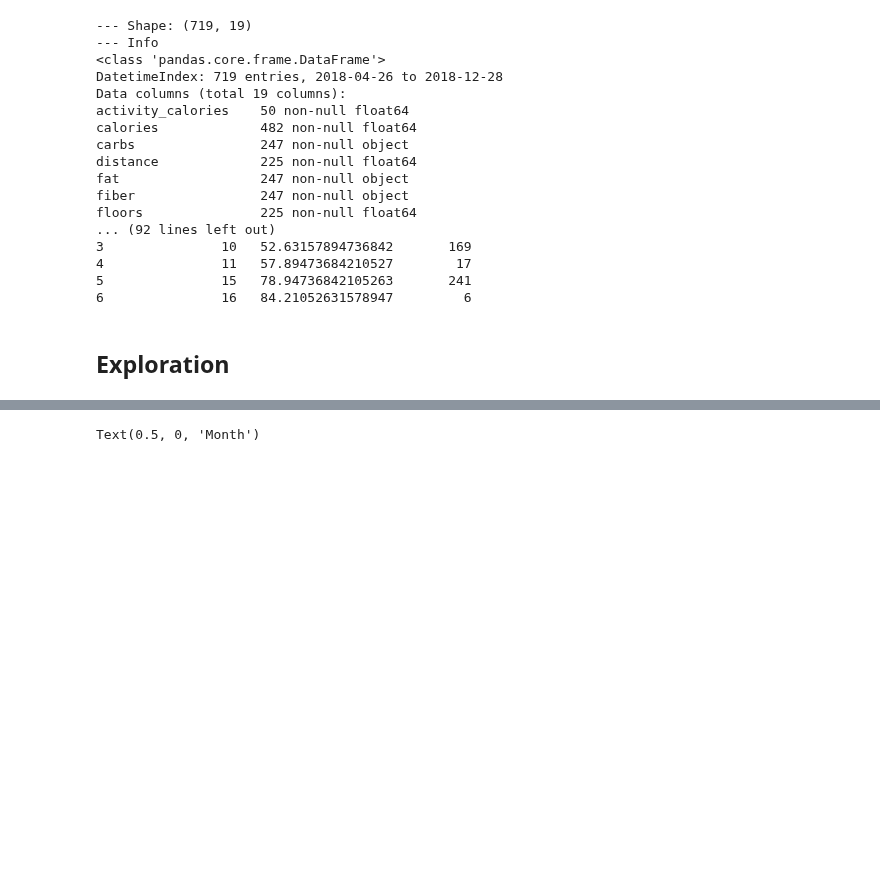
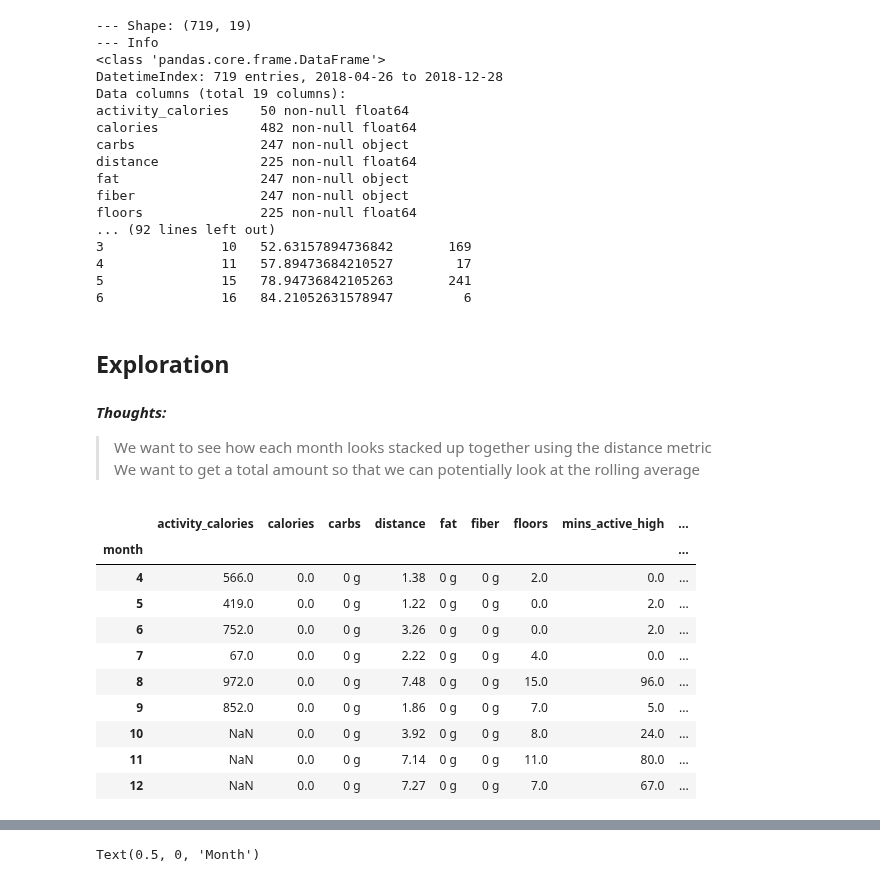
Before and after one commit to time-series-101-eric-norrick/tsa-fitbit, a Jupyter notebook: TimeSeries_Project.ipynb, the cells around one changed output, grey strips where cells are left out. Drawn from its saved outputs; the diff is of its cells as text; code cells hidden in the pictures; blank space fills up the shorter version.

```diff
--- a/TimeSeries_Project.ipynb
+++ b/TimeSeries_Project.ipynb
@@ -265,3 +272,21 @@ def summary_stat(df, col_name):
          'Max' : str(np.max(df[col_name]))}, index=[0])
 
     return df
+# %% [markdown]
+**_Thoughts:_**
+> We want to see how each month looks stacked up together using the distance metric
+> We want to get a total amount so that we can potentially look at the rolling average
+# %%
+df.groupby('month').first()
+# %% [output]
+|  | activity_calories | calories | carbs | distance | fat | fiber | floors | mins_active_high | ... |
+| month |  |  |  |  |  |  |  |  | ... |
+| 4 | 566.0 | 0.0 | 0 g | 1.38 | 0 g | 0 g | 2.0 | 0.0 | ... |
+| 5 | 419.0 | 0.0 | 0 g | 1.22 | 0 g | 0 g | 0.0 | 2.0 | ... |
+| 6 | 752.0 | 0.0 | 0 g | 3.26 | 0 g | 0 g | 0.0 | 2.0 | ... |
+| 7 | 67.0 | 0.0 | 0 g | 2.22 | 0 g | 0 g | 4.0 | 0.0 | ... |
+| 8 | 972.0 | 0.0 | 0 g | 7.48 | 0 g | 0 g | 15.0 | 96.0 | ... |
+| 9 | 852.0 | 0.0 | 0 g | 1.86 | 0 g | 0 g | 7.0 | 5.0 | ... |
+| 10 | NaN | 0.0 | 0 g | 3.92 | 0 g | 0 g | 8.0 | 24.0 | ... |
+| 11 | NaN | 0.0 | 0 g | 7.14 | 0 g | 0 g | 11.0 | 80.0 | ... |
+| 12 | NaN | 0.0 | 0 g | 7.27 | 0 g | 0 g | 7.0 | 67.0 | ... |
```
Also changed, not shown: parts of 3 cells of this notebook.
